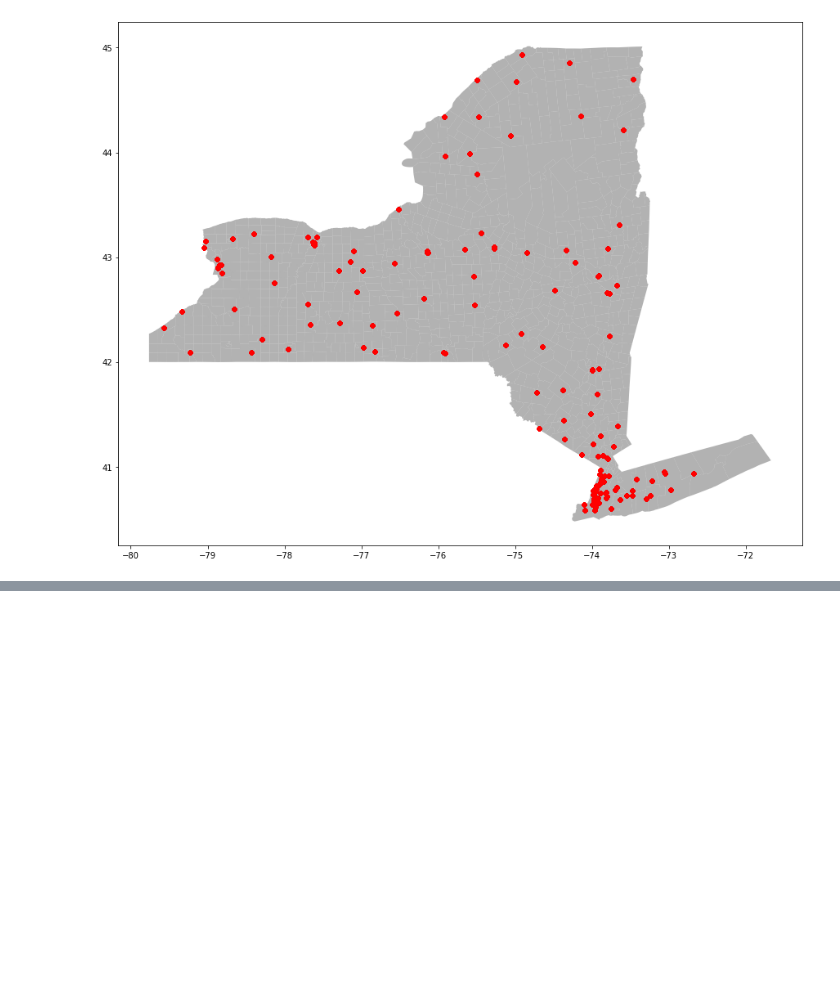
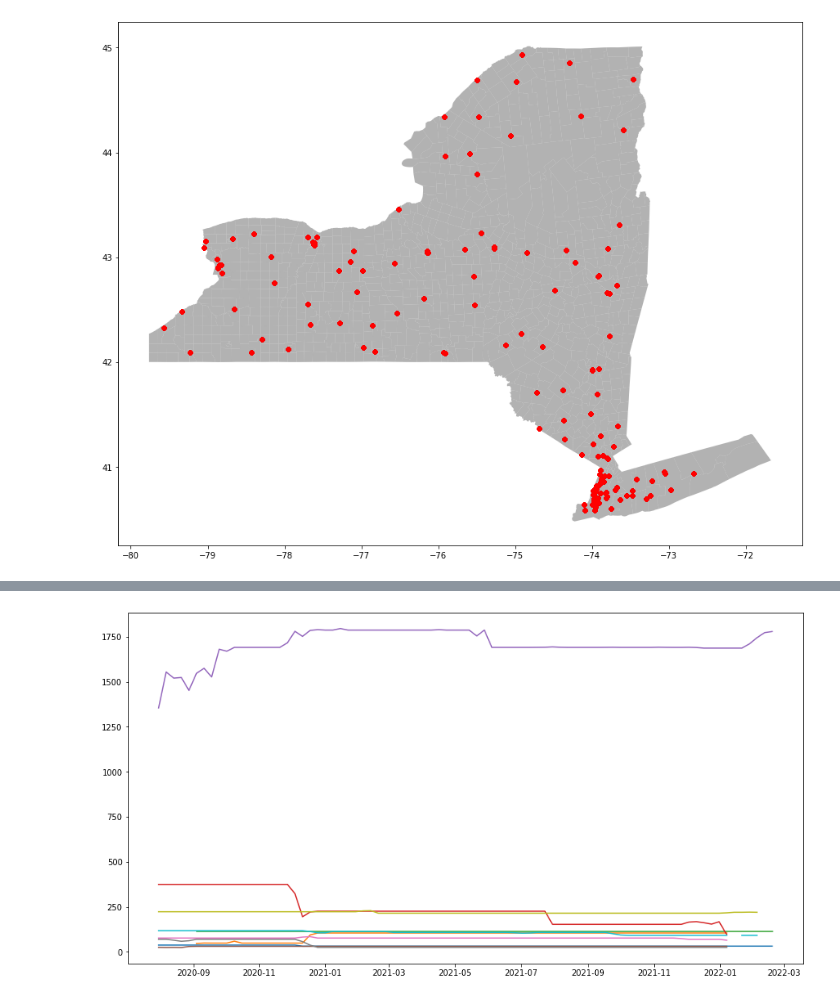
Before and after one commit to AnishaMathur/NY-State-Covid-Analysis, a Jupyter notebook: notebooks/Hospitals.ipynb, the cells around one changed output, grey strips where cells are left out. Cells and saved outputs as stored; diff of their text form; code cells hidden in the pictures; blank space fills up the shorter version.

```diff
--- a/notebooks/Hospitals.ipynb
+++ b/notebooks/Hospitals.ipynb
@@ -164,0 +106,4 @@ dtype: float64
+# %%
+hsp = geo_df.drop_duplicates(subset=['hospital_pk'])
+print('hsp without address',hsp.geocoded_hospital_address.isna().sum())
+hsp[hsp.geocoded_hospital_address.isna()][['hospital_pk','hospital_name','address','city','zip','geocoded_hospital_address']]
@@ -164,0 +124,18 @@ dtype: float64
+# %%
+a = hsp[hsp.geocoded_hospital_address.isna()].hospital_pk.values
+pt = hsp[~hsp.hospital_pk.isin(a)]
+# p1 = pt[pt.hospital_pk == '330409'].geocoded_hospital_address
+
+subset = street_map.to_crs(crs)
+mapping = []
+for id1,row in subset.iterrows():
+    count = 0
+    for id2,p in pt.iterrows():
+        p1 = p['geocoded_hospital_address']
+        if p1.within(row['geometry']):
+            count+=1
+    mapping.append(count)
+
+street_map_hsp = street_map.copy()
+street_map_hsp['no_of_hosp'] = mapping
+street_map_hsp.head()
@@ -164,0 +158,12 @@ dtype: float64
+# %%
+#Analyse beds
+# p1.plot(p1.collection_week, p1.total_beds_7_day_avg)
+subset = geo_df.sort_values(by=['collection_week'], ascending=True)
+
+fig,ax = plt.subplots(figsize = (15,8))
+for pk in list(subset.hospital_pk.unique())[:10]:
+    p1 = subset[subset.hospital_pk == pk]
+    ax.plot(p1.collection_week, p1.total_beds_7_day_avg)
+fig.show();
+# %% [output]
+[figure, added]
```
Also changed, not shown: parts of 22 cells of this notebook.
